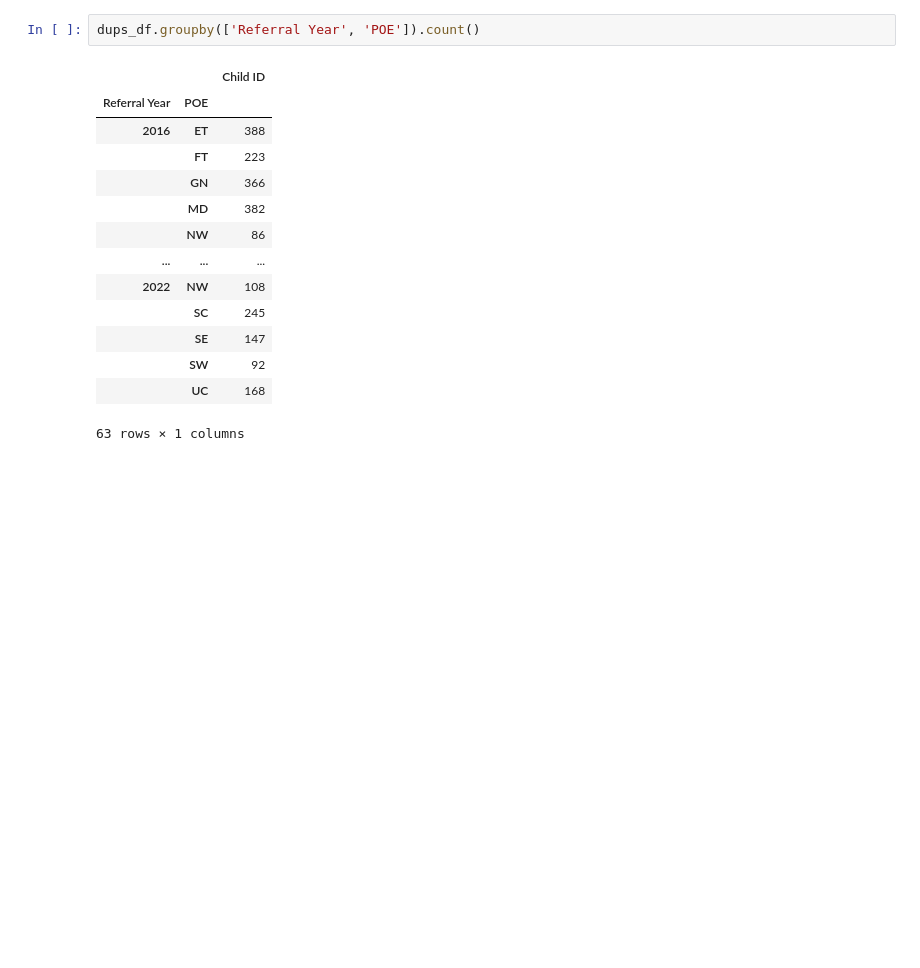
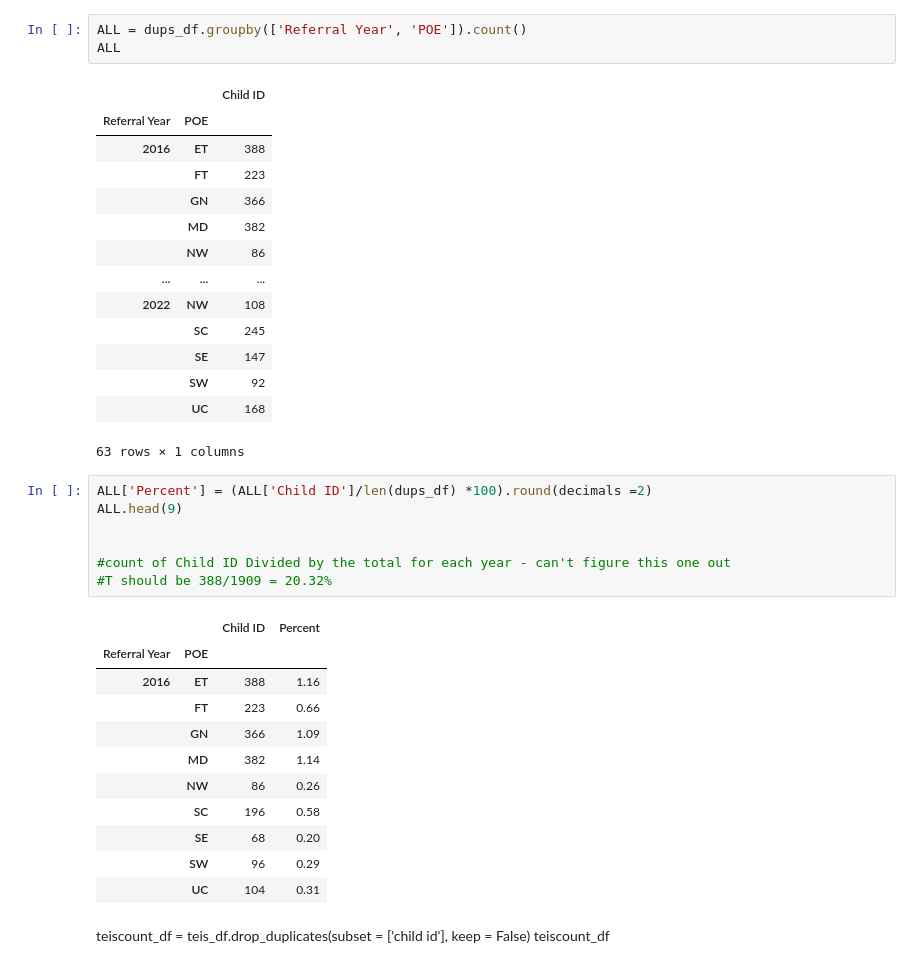
Before and after one commit to NSS-Full-Time-Data-Analytics-7/teis_project-syndrome, a Jupyter notebook: notebooks/LDR Question 1.ipynb, the cells around one changed output. Saved outputs shown, nothing was run; the diff lists cells and outputs as text; blank space fills up the shorter version.

```diff
--- a/notebooks/LDR Question 1.ipynb
+++ b/notebooks/LDR Question 1.ipynb
@@ -262,5 +295,6 @@ POE1.groupby('POE').count().reset_index() #33573
 # %%
-dups_df.groupby(['Referral Year', 'POE']).count()
+ALL = dups_df.groupby(['Referral Year', 'POE']).count()
+ALL
 # %% [output]
 |  |  | Child ID |
 | Referral Year | POE |  |
@@ -276,3 +310,25 @@ dups_df.groupby(['Referral Year', 'POE']).count()
 |  | SW | 92 |
 |  | UC | 168 |
 63 rows × 1 columns
+# %%
+ALL['Percent'] = (ALL['Child ID']/len(dups_df) *100).round(decimals =2)
+ALL.head(9)
+
+
+#count of Child ID Divided by the total for each year - can't figure this one out
+#T should be 388/1909 = 20.32%
+# %% [output]
+|  |  | Child ID | Percent |
+| Referral Year | POE |  |  |
+| 2016 | ET | 388 | 1.16 |
+|  | FT | 223 | 0.66 |
+|  | GN | 366 | 1.09 |
+|  | MD | 382 | 1.14 |
+|  | NW | 86 | 0.26 |
+|  | SC | 196 | 0.58 |
+|  | SE | 68 | 0.20 |
+|  | SW | 96 | 0.29 |
+|  | UC | 104 | 0.31 |
+# %% [markdown]
+teiscount_df = teis_df.drop_duplicates(subset = ['child id'], keep = False)
+teiscount_df
```
Also changed, not shown: parts of 20 cells of this notebook, 2 other files.
